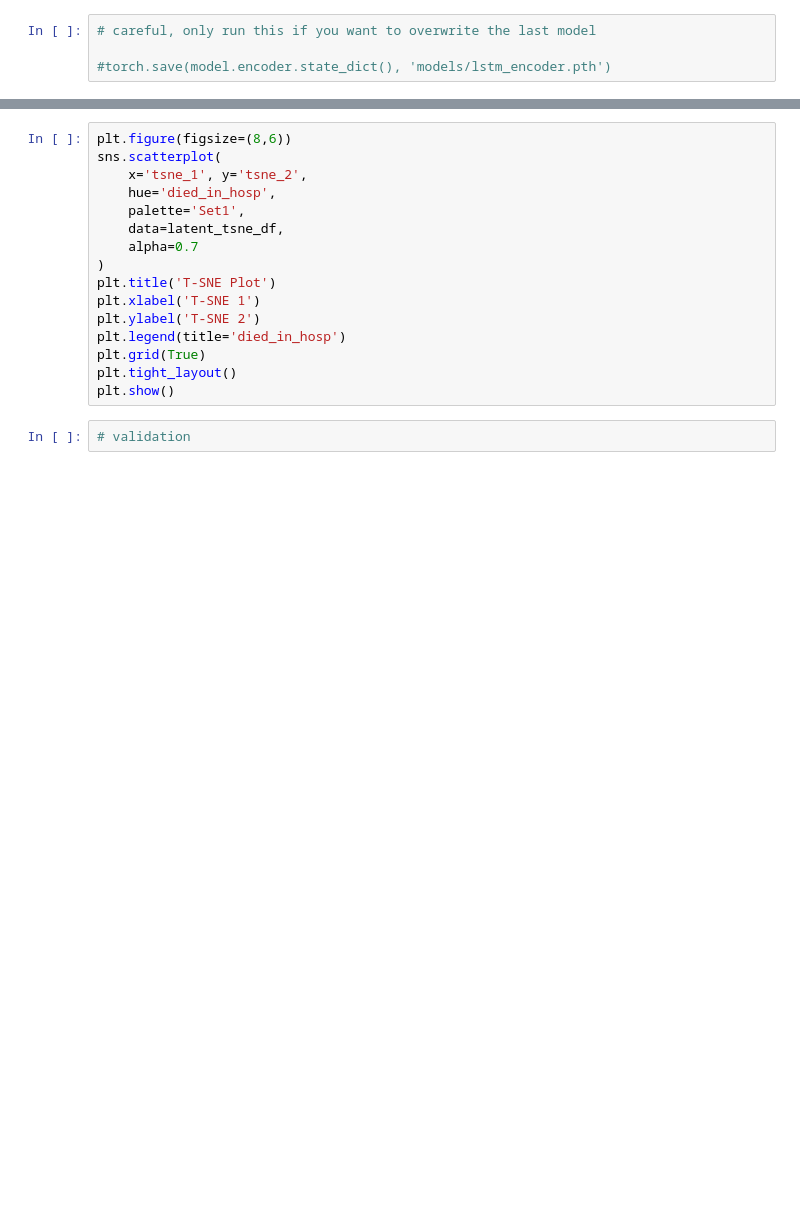
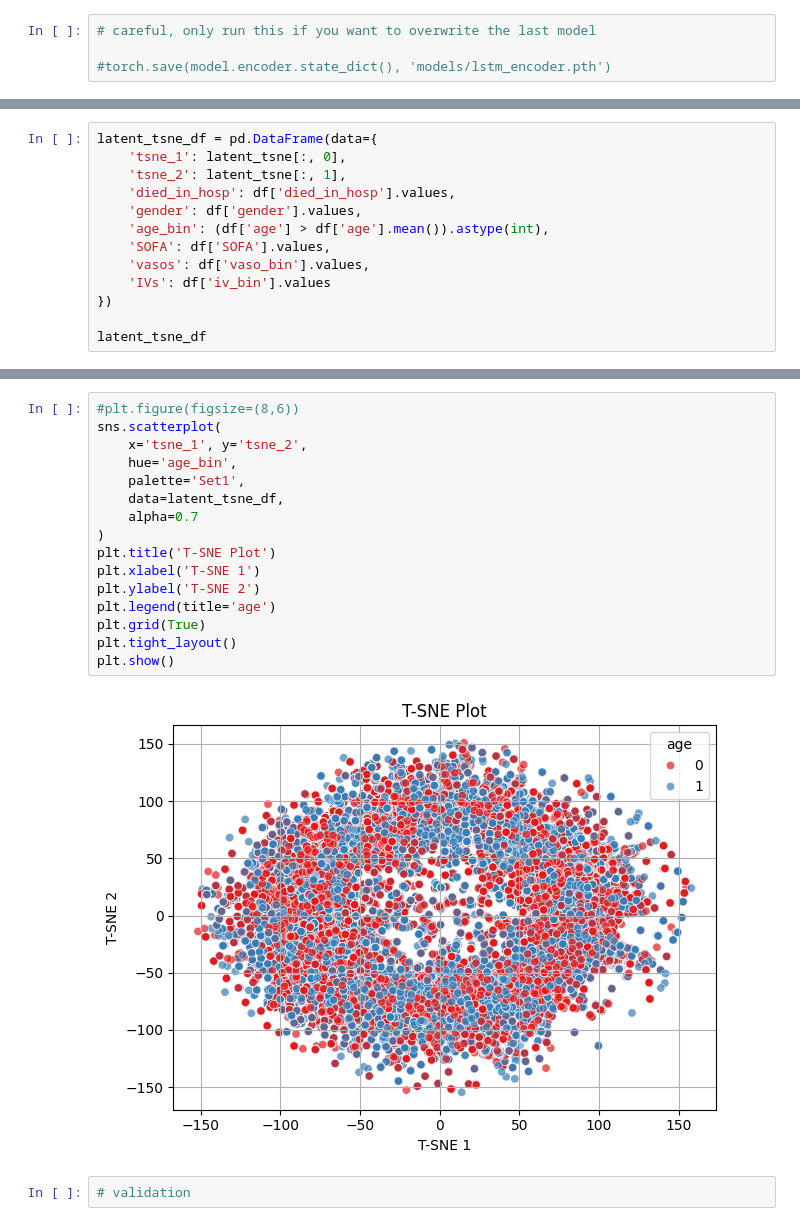
Before and after one commit to weissguy/rl-sepsis, a Jupyter notebook: mimic_states.ipynb, the cells around one changed output, grey strips where cells are left out. Saved outputs shown, nothing was run; the diff lists cells and outputs as text; blank space fills up the shorter version.

```diff
--- a/mimic_states.ipynb
+++ b/mimic_states.ipynb
@@ -193,0 +201,13 @@ latent_tsne_df = pd.DataFrame(data={
+# %%
+latent_tsne_df = pd.DataFrame(data={
+    'tsne_1': latent_tsne[:, 0],
+    'tsne_2': latent_tsne[:, 1],
+    'died_in_hosp': df['died_in_hosp'].values,
+    'gender': df['gender'].values,
+    'age_bin': (df['age'] > df['age'].mean()).astype(int),
+    'SOFA': df['SOFA'].values,
+    'vasos': df['vaso_bin'].values,
+    'IVs': df['iv_bin'].values
+})
+
+latent_tsne_df
@@ -194,18 +228,20 @@ latent_tsne_df = pd.DataFrame(data={
 # %%
-plt.figure(figsize=(8,6))
+#plt.figure(figsize=(8,6))
 sns.scatterplot(
     x='tsne_1', y='tsne_2',
-    hue='died_in_hosp',
+    hue='age_bin',
     palette='Set1',
     data=latent_tsne_df,
     alpha=0.7
 )
 plt.title('T-SNE Plot')
 plt.xlabel('T-SNE 1')
 plt.ylabel('T-SNE 2')
-plt.legend(title='died_in_hosp')
+plt.legend(title='age')
 plt.grid(True)
 plt.tight_layout()
 plt.show()
+# %% [output]
+[figure, added]
 # %%
 # validation
```
Also changed, not shown: parts of 5 cells of this notebook, 7 other files.
